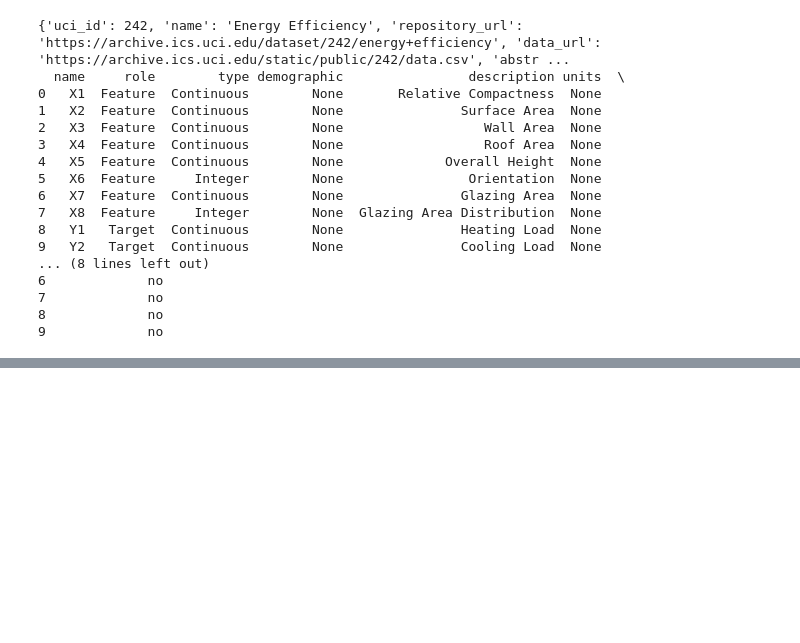
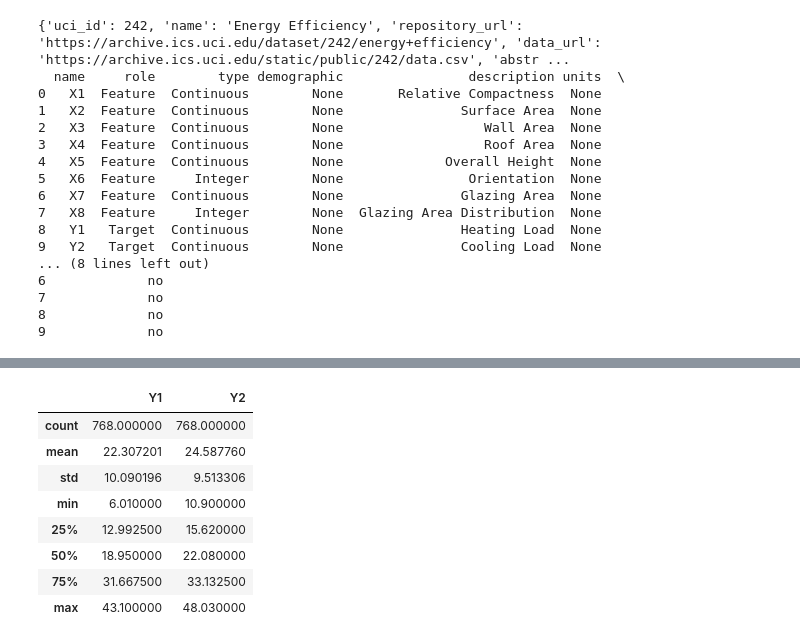
Before and after one commit to sajid-nazir/Regression-Analysis_Assignment-1_Introduction-to-Data-Science-2024, a Jupyter notebook: DS24-AS1-c24muhna.ipynb, the cells around one changed output, grey strips where cells are left out. Cells and saved outputs as stored; diff of their text form; code cells hidden in the pictures; blank space fills up the shorter version.

```diff
--- a/DS24-AS1-c24muhna.ipynb
+++ b/DS24-AS1-c24muhna.ipynb
@@ -46,0 +100,12 @@ print(energy_efficiency.variables)
+# %%
+y.describe()
+# %% [output]
+|  | Y1 | Y2 |
+| count | 768.000000 | 768.000000 |
+| mean | 22.307201 | 24.587760 |
+| std | 10.090196 | 9.513306 |
+| min | 6.010000 | 10.900000 |
+| 25% | 12.992500 | 15.620000 |
+| 50% | 18.950000 | 22.080000 |
+| 75% | 31.667500 | 33.132500 |
+| max | 43.100000 | 48.030000 |
```
Also changed, not shown: parts of 8 cells of this notebook.
